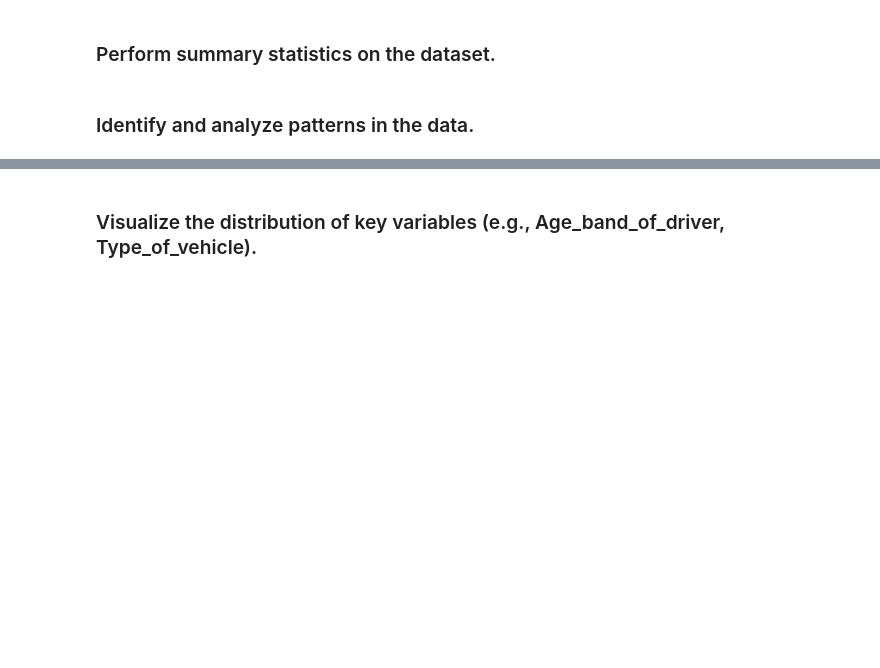
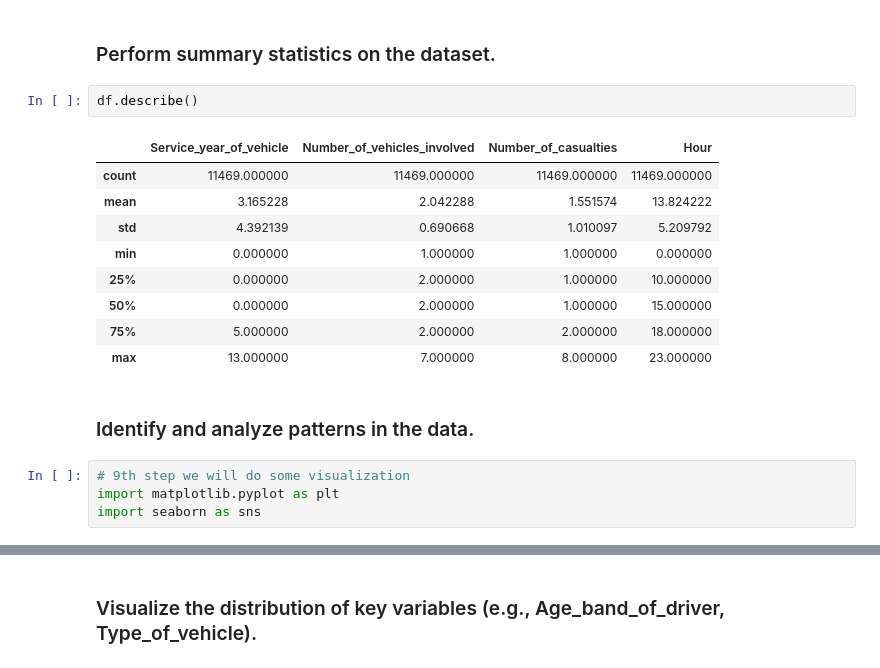
Before and after one commit to TariqAlhathloul/T55_DataScienceBootCamp, a Jupyter notebook: Tasks/Task (1) Week 1.ipynb, the cells around one changed output, grey strips where cells are left out. Drawn from its saved outputs; the diff is of its cells as text; blank space fills up the shorter version.

```diff
--- a/Tasks/Task (1) Week 1.ipynb
+++ b/Tasks/Task (1) Week 1.ipynb
@@ -87,5 +377,21 @@ df = pd.read_csv('TaskDataSet/Task (1) Dataset.csv')
 ## 2. Exploratory Data Analysis (EDA)
 # %% [markdown]
 ### Perform summary statistics on the dataset.
+# %%
+df.describe()
+# %% [output]
+|  | Service_year_of_vehicle | Number_of_vehicles_involved | Number_of_casualties | Hour |
+| count | 11469.000000 | 11469.000000 | 11469.000000 | 11469.000000 |
+| mean | 3.165228 | 2.042288 | 1.551574 | 13.824222 |
+| std | 4.392139 | 0.690668 | 1.010097 | 5.209792 |
+| min | 0.000000 | 1.000000 | 1.000000 | 0.000000 |
+| 25% | 0.000000 | 2.000000 | 1.000000 | 10.000000 |
+| 50% | 0.000000 | 2.000000 | 1.000000 | 15.000000 |
+| 75% | 5.000000 | 2.000000 | 2.000000 | 18.000000 |
+| max | 13.000000 | 7.000000 | 8.000000 | 23.000000 |
 # %% [markdown]
 ### Identify and analyze patterns in the data.
+# %%
+# 9th step we will do some visualization
+import matplotlib.pyplot as plt
+import seaborn as sns
```
Also changed, not shown: parts of 37 cells of this notebook, 1 other file.
